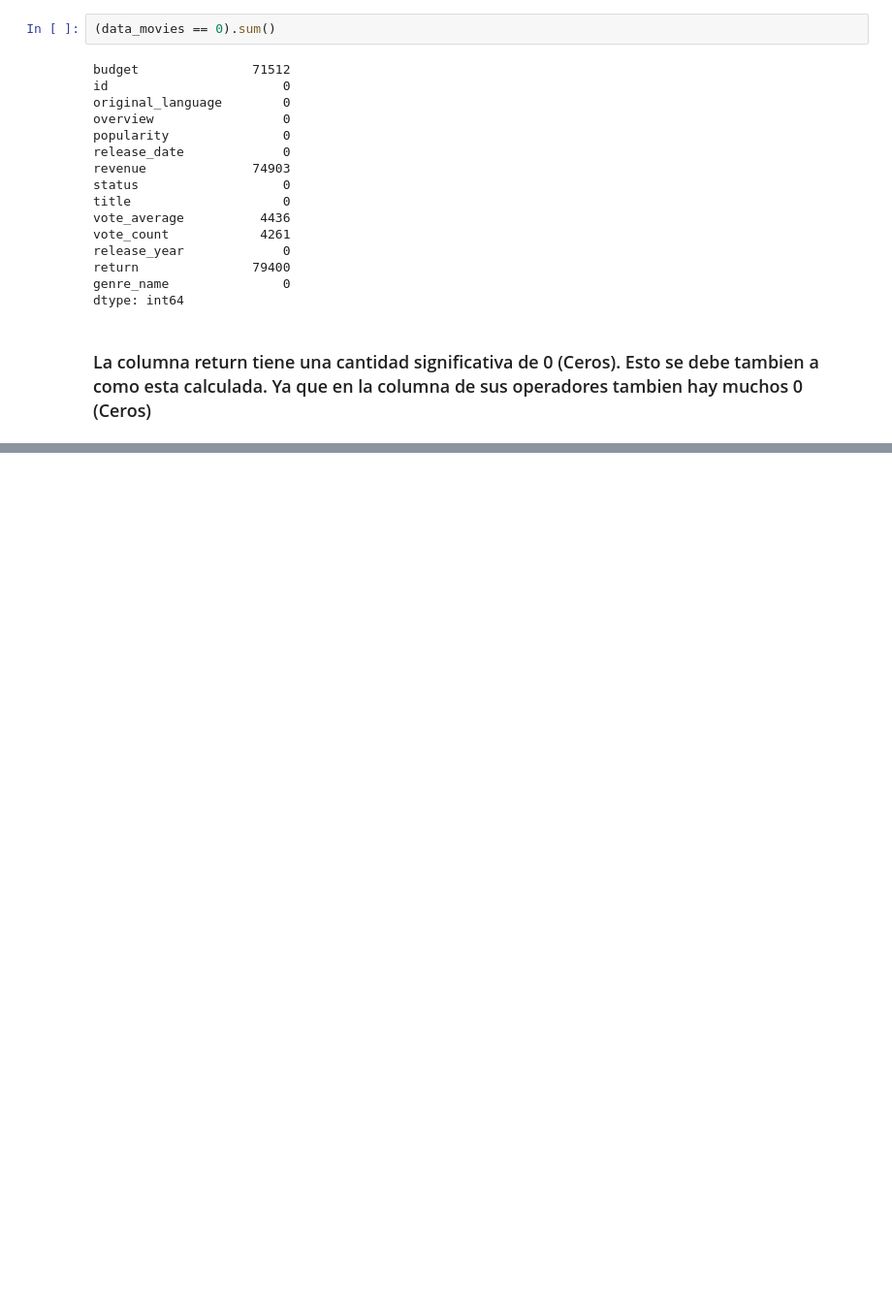
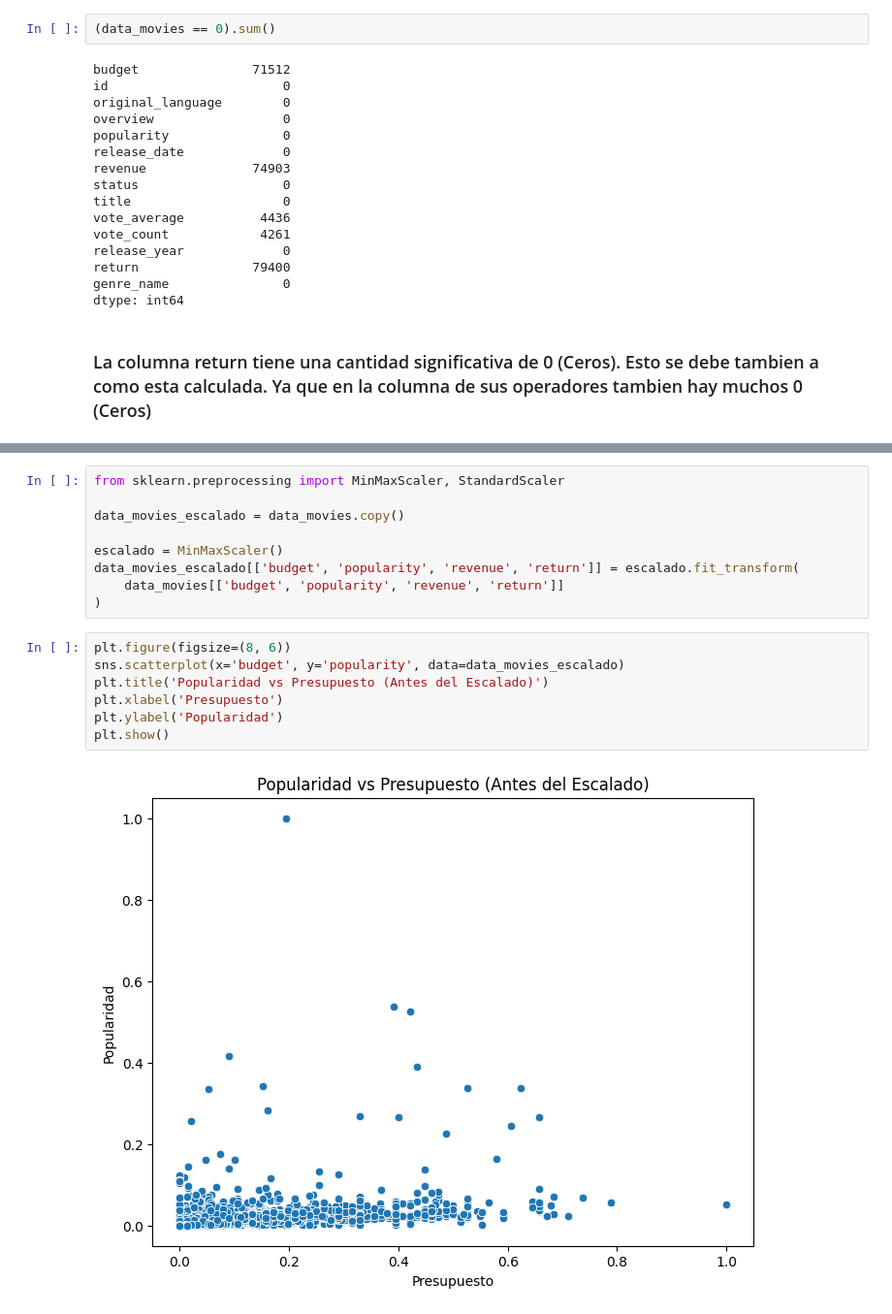
Before and after one commit to lucho28/sistemreco_api, a Jupyter notebook: Notebook/EDA.ipynb, the cells around one changed output, grey strips where cells are left out. Shown at 97% size. Cells and saved outputs as stored; diff of their text form; blank space fills up the shorter version.

```diff
--- a/Notebook/EDA.ipynb
+++ b/Notebook/EDA.ipynb
@@ -76,0 +129,18 @@ dtype: int64
+# %%
+from sklearn.preprocessing import MinMaxScaler, StandardScaler
+
+data_movies_escalado = data_movies.copy()
+
+escalado = MinMaxScaler()
+data_movies_escalado[['budget', 'popularity', 'revenue', 'return']] = escalado.fit_transform(
+    data_movies[['budget', 'popularity', 'revenue', 'return']]
+)
+# %%
+plt.figure(figsize=(8, 6))
+sns.scatterplot(x='budget', y='popularity', data=data_movies_escalado)
+plt.title('Popularidad vs Presupuesto (Antes del Escalado)')
+plt.xlabel('Presupuesto')
+plt.ylabel('Popularidad')
+plt.show()
+# %% [output]
+[figure, added]
```
Also changed, not shown: parts of 21 cells of this notebook, 3 other files.
